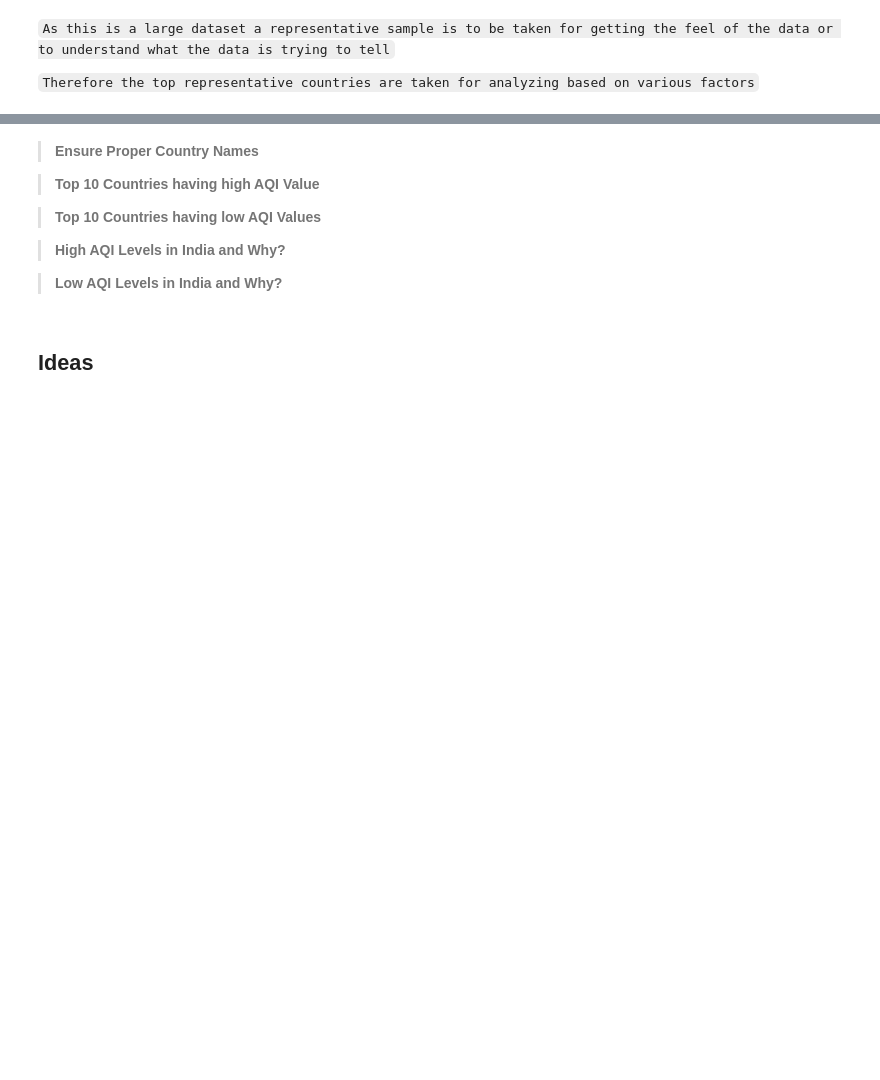
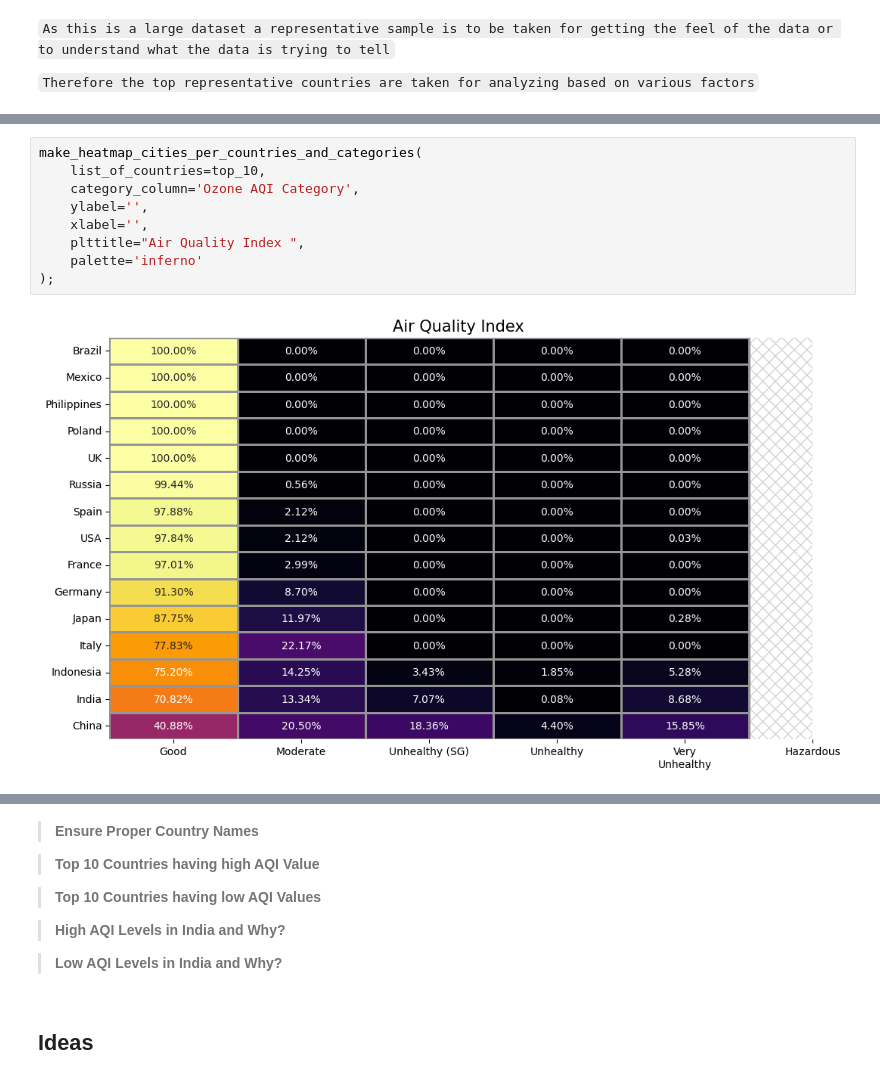
Before and after one commit to BSU04/Global-Air-Quality-Prediction, a Jupyter notebook: gap-eda.ipynb, the cells around one changed output, grey strips where cells are left out. Drawn from its saved outputs; the diff is of its cells as text; blank space fills up the shorter version.

```diff
--- a/gap-eda.ipynb
+++ b/gap-eda.ipynb
@@ -550,0 +556,11 @@ make_heatmap_cities_per_countries_and_categories(
+# %%
+make_heatmap_cities_per_countries_and_categories(
+    list_of_countries=top_10,
+    category_column='Ozone AQI Category',
+    ylabel='',
+    xlabel='',
+    plttitle="Air Quality Index ",
+    palette='inferno'
+);
+# %% [output]
+[figure, added]
```
Also changed, not shown: parts of 31 cells of this notebook.
